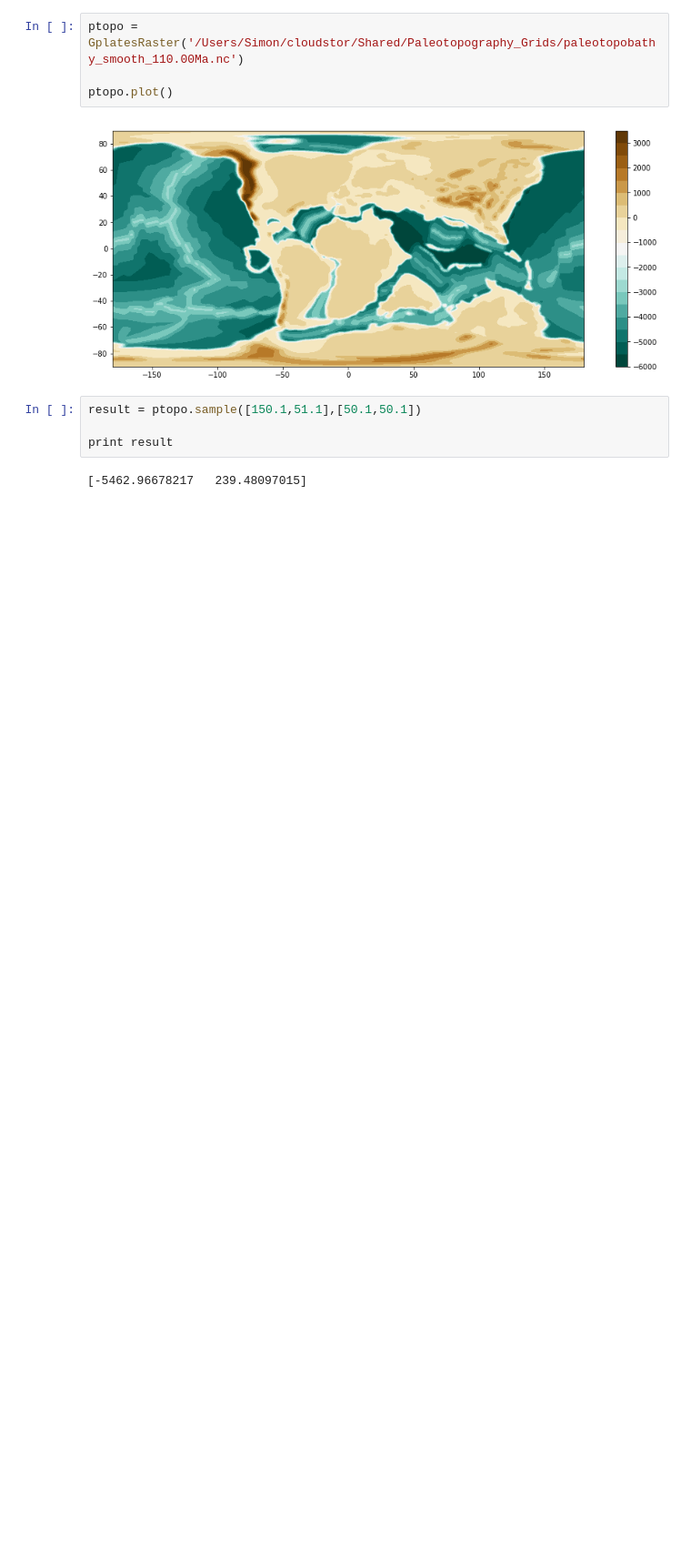
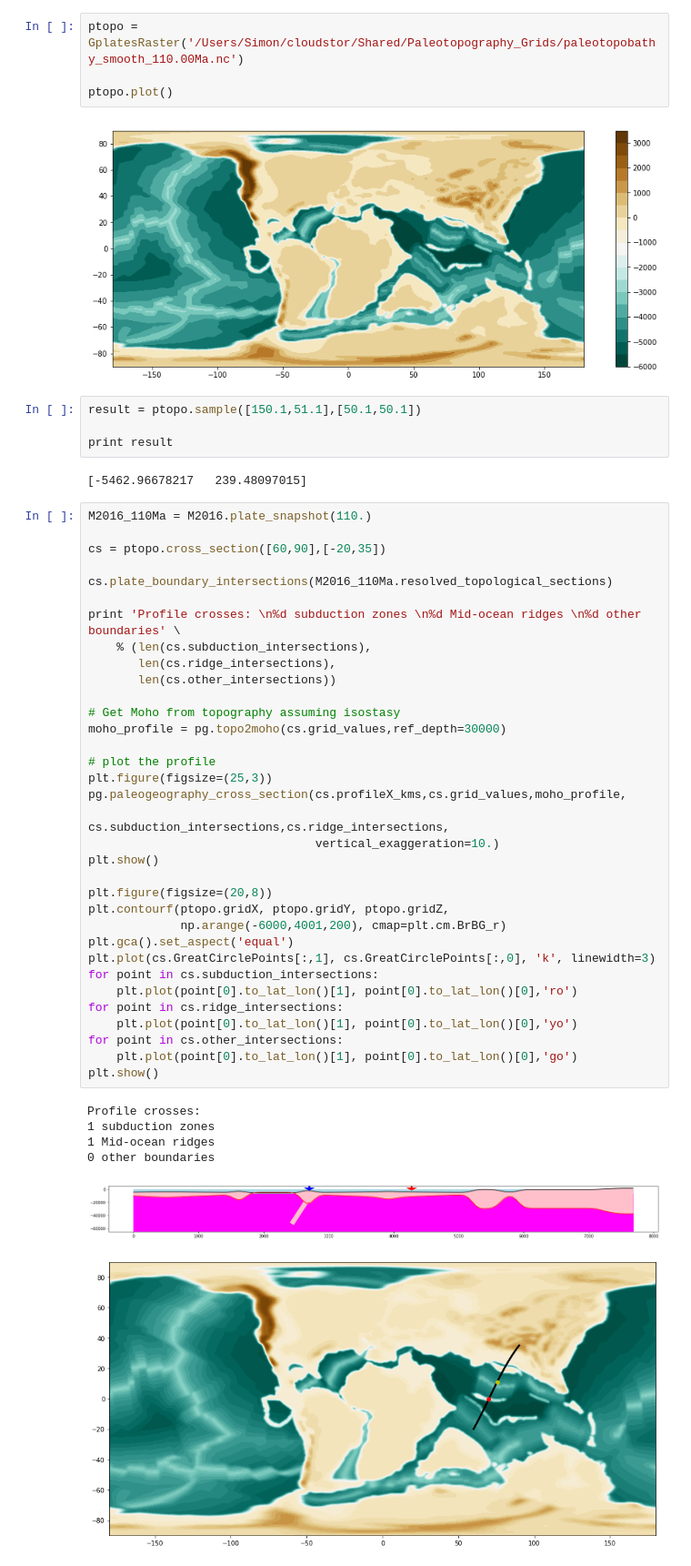
Before and after one commit to siwill22/GPlatesReconstructionModel, a Jupyter notebook: test_GplatesRaster.ipynb, the cells around one changed output. Shown at 91% size. Drawn from its saved outputs; the diff is of its cells as text; blank space fills up the shorter version.

Commit message:
add cross sections class

```diff
--- a/test_GplatesRaster.ipynb
+++ b/test_GplatesRaster.ipynb
@@ -39,3 +39,44 @@ result = ptopo.sample([150.1,51.1],[50.1,50.1])
 print result
 # %% [output]
 [-5462.96678217   239.48097015]
+# %%
+M2016_110Ma = M2016.plate_snapshot(110.)
+
+cs = ptopo.cross_section([60,90],[-20,35])
+
+cs.plate_boundary_intersections(M2016_110Ma.resolved_topological_sections)
+
+print 'Profile crosses: \n%d subduction zones \n%d Mid-ocean ridges \n%d other boundaries' \
+    % (len(cs.subduction_intersections),
+       len(cs.ridge_intersections),
+       len(cs.other_intersections))
+
+# Get Moho from topography assuming isostasy
+moho_profile = pg.topo2moho(cs.grid_values,ref_depth=30000)
+
+# plot the profile
+plt.figure(figsize=(25,3))
+pg.paleogeography_cross_section(cs.profileX_kms,cs.grid_values,moho_profile,
+                                cs.subduction_intersections,cs.ridge_intersections,
+                                vertical_exaggeration=10.)
+plt.show()
+
+plt.figure(figsize=(20,8))
+plt.contourf(ptopo.gridX, ptopo.gridY, ptopo.gridZ,
+             np.arange(-6000,4001,200), cmap=plt.cm.BrBG_r)
+plt.gca().set_aspect('equal')
+plt.plot(cs.GreatCirclePoints[:,1], cs.GreatCirclePoints[:,0], 'k', linewidth=3)
+for point in cs.subduction_intersections:
+    plt.plot(point[0].to_lat_lon()[1], point[0].to_lat_lon()[0],'ro')
+for point in cs.ridge_intersections:
+    plt.plot(point[0].to_lat_lon()[1], point[0].to_lat_lon()[0],'yo')
+for point in cs.other_intersections:
+    plt.plot(point[0].to_lat_lon()[1], point[0].to_lat_lon()[0],'go')
+plt.show()
+# %% [output]
+Profile crosses:
+1 subduction zones
+1 Mid-ocean ridges
+0 other boundaries
+[figure, added]
+[figure, added]
```
Also changed, not shown: 2 other files.
